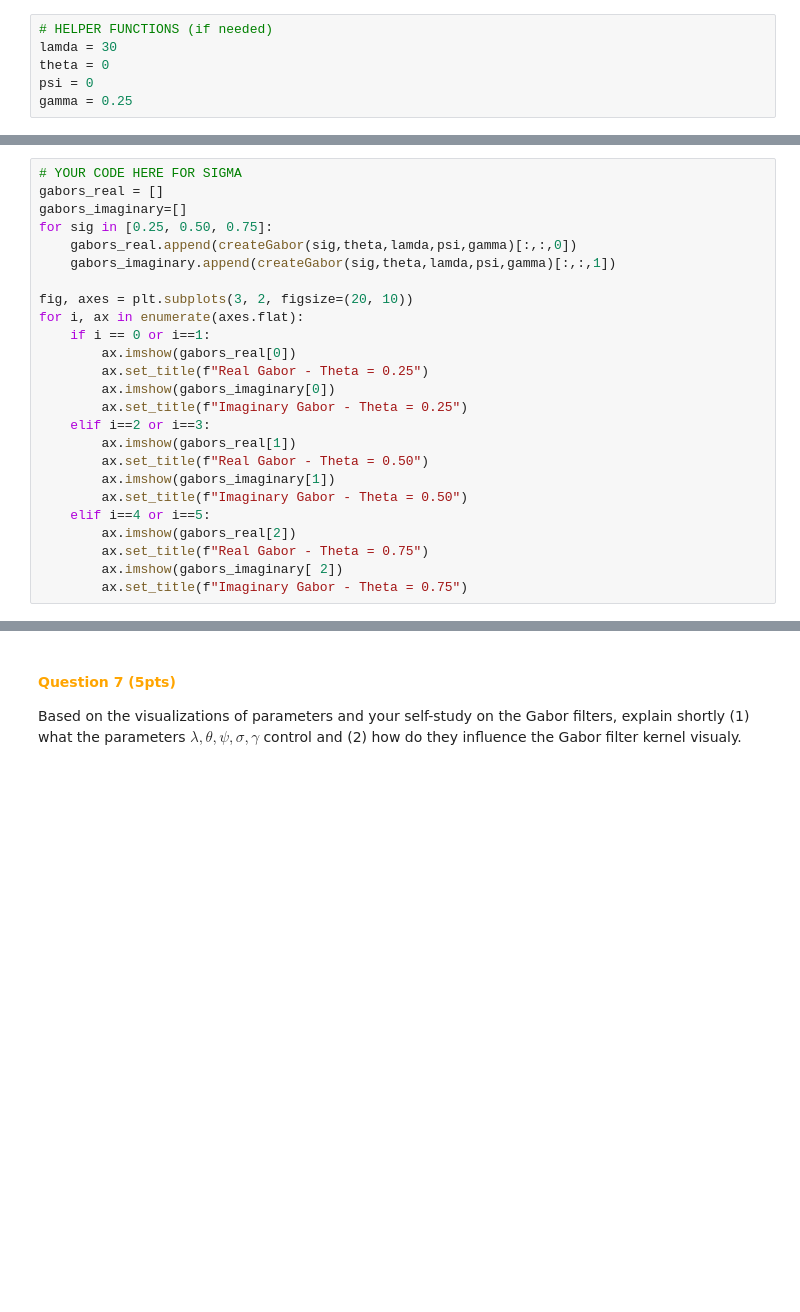
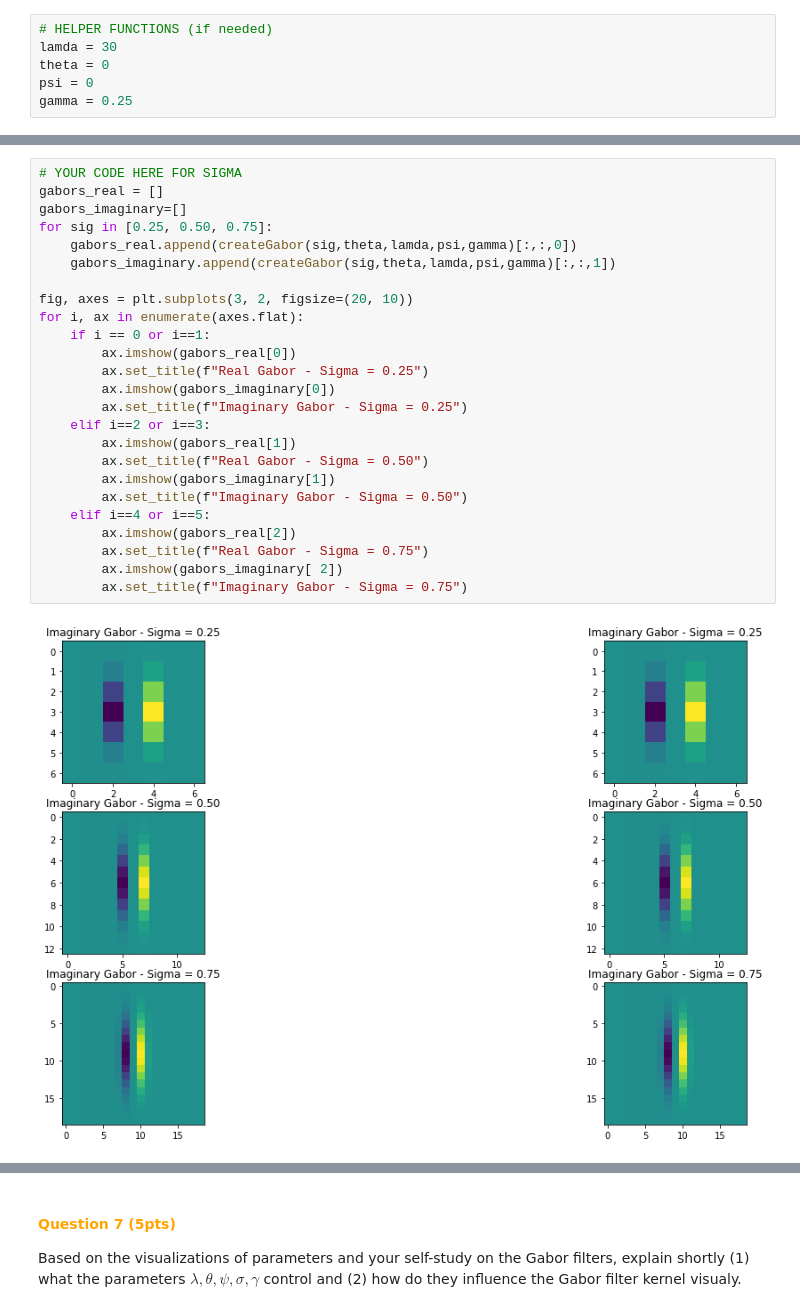
Before and after one commit to Bart-Aaldering/CV1assignment2, a Jupyter notebook: 15214052_15187853_12392308.ipynb, the cells around one changed output, grey strips where cells are left out. Drawn from its saved outputs; the diff is of its cells as text; blank space fills up the shorter version.

```diff
--- a/15214052_15187853_12392308.ipynb
+++ b/15214052_15187853_12392308.ipynb
@@ -531,28 +589,30 @@ for i, ax in enumerate(axes.flat):
 # %%
 # YOUR CODE HERE FOR SIGMA
 gabors_real = []
 gabors_imaginary=[]
 for sig in [0.25, 0.50, 0.75]:
     gabors_real.append(createGabor(sig,theta,lamda,psi,gamma)[:,:,0])
     gabors_imaginary.append(createGabor(sig,theta,lamda,psi,gamma)[:,:,1])
 
 fig, axes = plt.subplots(3, 2, figsize=(20, 10))
 for i, ax in enumerate(axes.flat):
     if i == 0 or i==1:
         ax.imshow(gabors_real[0])
-        ax.set_title(f"Real Gabor - Theta = 0.25")
+        ax.set_title(f"Real Gabor - Sigma = 0.25")
         ax.imshow(gabors_imaginary[0])
-        ax.set_title(f"Imaginary Gabor - Theta = 0.25")
+        ax.set_title(f"Imaginary Gabor - Sigma = 0.25")
     elif i==2 or i==3:
         ax.imshow(gabors_real[1])
-        ax.set_title(f"Real Gabor - Theta = 0.50")
+        ax.set_title(f"Real Gabor - Sigma = 0.50")
         ax.imshow(gabors_imaginary[1])
-        ax.set_title(f"Imaginary Gabor - Theta = 0.50")
+        ax.set_title(f"Imaginary Gabor - Sigma = 0.50")
     elif i==4 or i==5:
         ax.imshow(gabors_real[2])
-        ax.set_title(f"Real Gabor - Theta = 0.75")
+        ax.set_title(f"Real Gabor - Sigma = 0.75")
         ax.imshow(gabors_imaginary[ 2])
-        ax.set_title(f"Imaginary Gabor - Theta = 0.75")
+        ax.set_title(f"Imaginary Gabor - Sigma = 0.75")
+# %% [output]
+[figure, added]
 # %%
 # YOUR CODE HERE FOR GAMMA
 gabors_real = []
```
Also changed, not shown: parts of 17 cells of this notebook.
